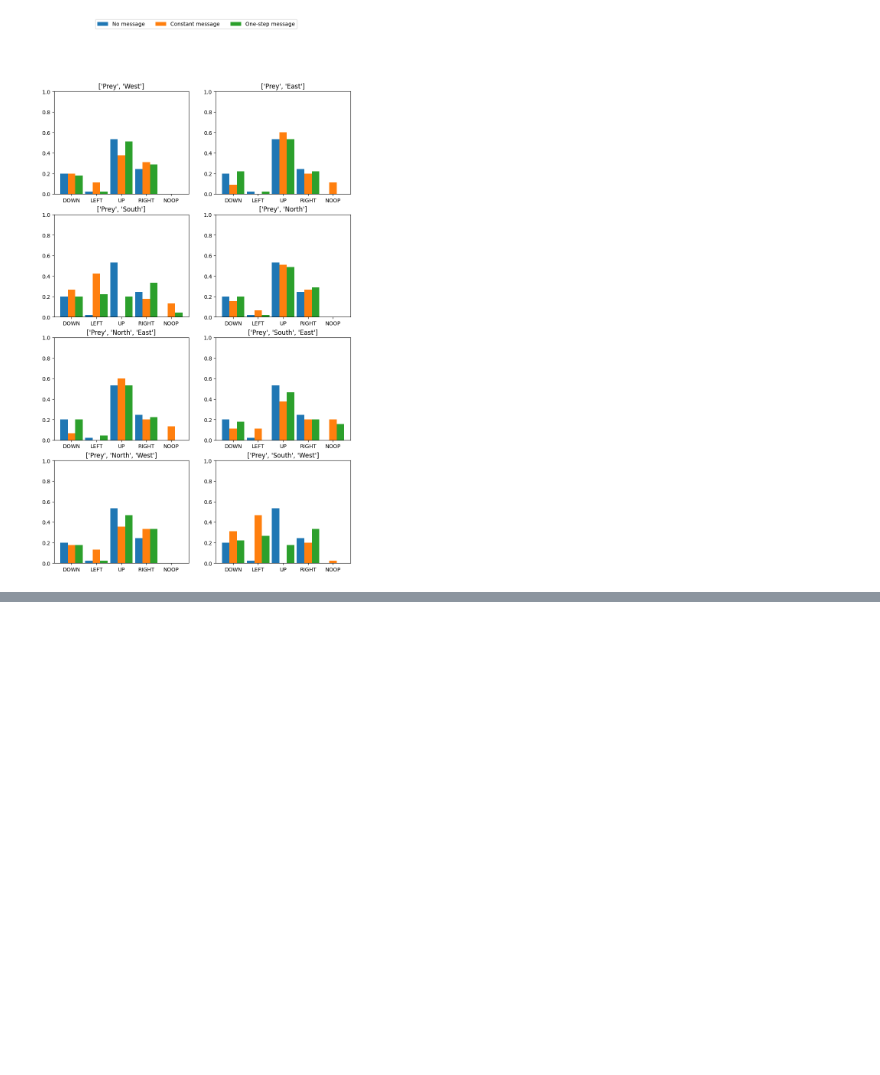
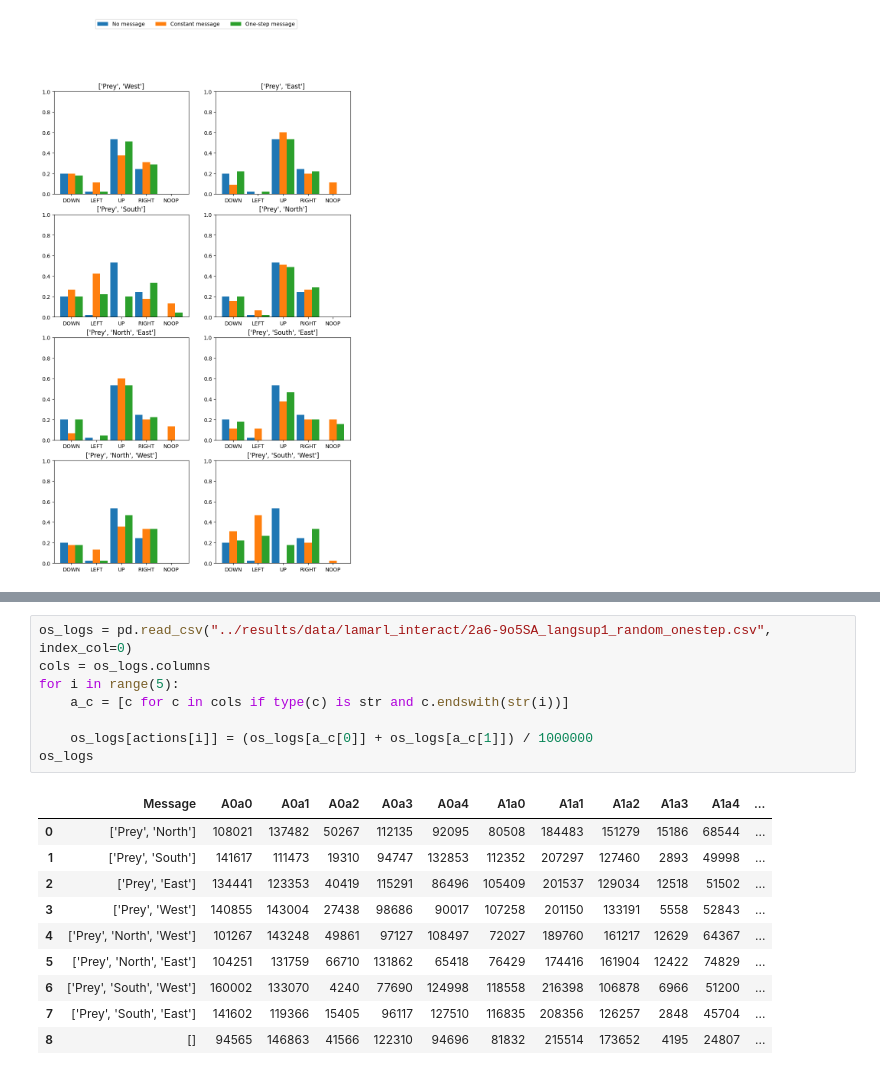
Before and after one commit to Maxtoq/MADRL-PhD-Thesis-Code, a Jupyter notebook: results/LAMARL Eval.ipynb, the cells around one changed output, grey strips where cells are left out. Drawn from its saved outputs; the diff is of its cells as text; blank space fills up the shorter version.

```diff
--- a/results/LAMARL Eval.ipynb
+++ b/results/LAMARL Eval.ipynb
@@ -340,0 +370,19 @@ plot("../results/data/lamarl_interact/9o5SA_Diff_langsup4_center")
+# %%
+os_logs = pd.read_csv("../results/data/lamarl_interact/2a6-9o5SA_langsup1_random_onestep.csv", index_col=0)
+cols = os_logs.columns
+for i in range(5):
+    a_c = [c for c in cols if type(c) is str and c.endswith(str(i))]
+
+    os_logs[actions[i]] = (os_logs[a_c[0]] + os_logs[a_c[1]]) / 1000000
+os_logs
+# %% [output]
+|  | Message | A0a0 | A0a1 | A0a2 | A0a3 | A0a4 | A1a0 | A1a1 | A1a2 | A1a3 | A1a4 | ... |
+| 0 | ['Prey', 'North'] | 108021 | 137482 | 50267 | 112135 | 92095 | 80508 | 184483 | 151279 | 15186 | 68544 | ... |
+| 1 | ['Prey', 'South'] | 141617 | 111473 | 19310 | 94747 | 132853 | 112352 | 207297 | 127460 | 2893 | 49998 | ... |
+| 2 | ['Prey', 'East'] | 134441 | 123353 | 40419 | 115291 | 86496 | 105409 | 201537 | 129034 | 12518 | 51502 | ... |
+| 3 | ['Prey', 'West'] | 140855 | 143004 | 27438 | 98686 | 90017 | 107258 | 201150 | 133191 | 5558 | 52843 | ... |
+| 4 | ['Prey', 'North', 'West'] | 101267 | 143248 | 49861 | 97127 | 108497 | 72027 | 189760 | 161217 | 12629 | 64367 | ... |
+| 5 | ['Prey', 'North', 'East'] | 104251 | 131759 | 66710 | 131862 | 65418 | 76429 | 174416 | 161904 | 12422 | 74829 | ... |
+| 6 | ['Prey', 'South', 'West'] | 160002 | 133070 | 4240 | 77690 | 124998 | 118558 | 216398 | 106878 | 6966 | 51200 | ... |
+| 7 | ['Prey', 'South', 'East'] | 141602 | 119366 | 15405 | 96117 | 127510 | 116835 | 208356 | 126257 | 2848 | 45704 | ... |
+| 8 | [] | 94565 | 146863 | 41566 | 122310 | 94696 | 81832 | 215514 | 173652 | 4195 | 24807 | ... |
```
Also changed, not shown: parts of 5 cells of this notebook, 1 other file.
